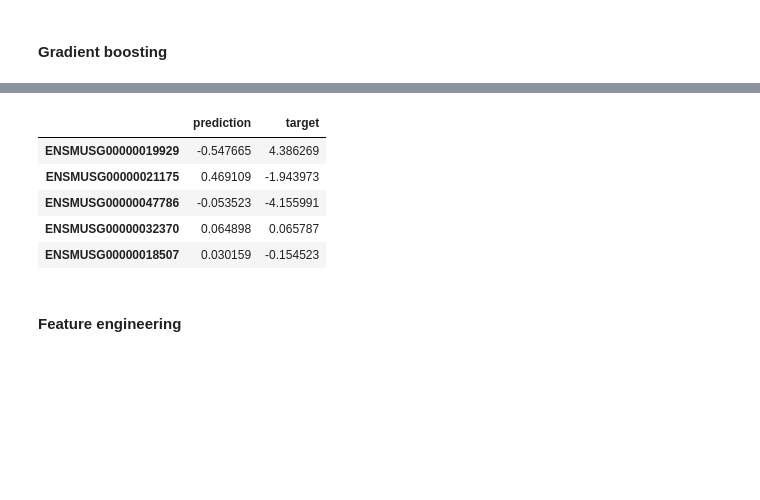
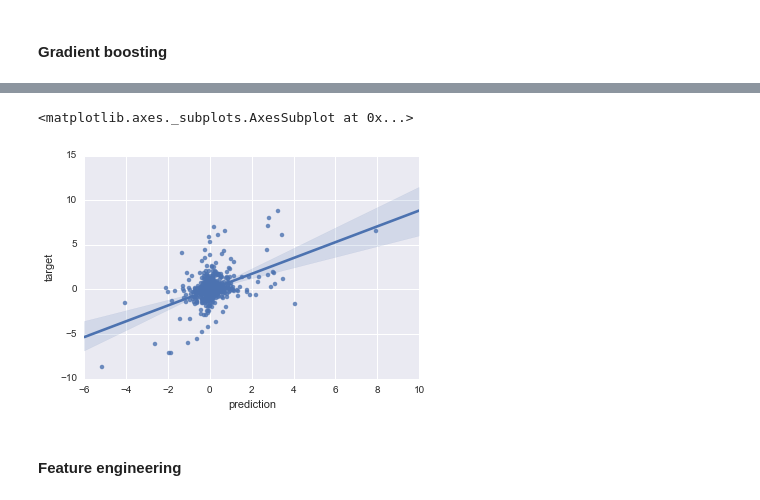
Before and after one commit to hussius/gene-expression-prediction, a Jupyter notebook: predict_gene_expression.ipynb, the cells around one changed output, grey strips where cells are left out. Saved outputs shown, nothing was run; the diff lists cells and outputs as text; code cells hidden in the pictures; blank space fills up the shorter version.

```diff
--- a/predict_gene_expression.ipynb
+++ b/predict_gene_expression.ipynb
@@ -238,13 +241,10 @@ plot_feat_imp(clf, X_tr.columns)
 # %%
 df = pd.DataFrame({'prediction':clf.predict(X_val), 'target':y_val})
 df.head()
+sns.regplot(df['prediction'], df['target'])
 # %% [output]
-|  | prediction | target |
-| ENSMUSG00000019929 | -0.547665 | 4.386269 |
-| ENSMUSG00000021175 | 0.469109 | -1.943973 |
-| ENSMUSG00000047786 | -0.053523 | -4.155991 |
-| ENSMUSG00000032370 | 0.064898 | 0.065787 |
-| ENSMUSG00000018507 | 0.030159 | -0.154523 |
+<matplotlib.axes._subplots.AxesSubplot at 0x...>
+[figure, added]
 # %% [markdown]
 <h4>Feature engineering</h4>
 # %% [markdown]
```
Also changed, not shown: parts of 16 cells of this notebook, 2 other files.
